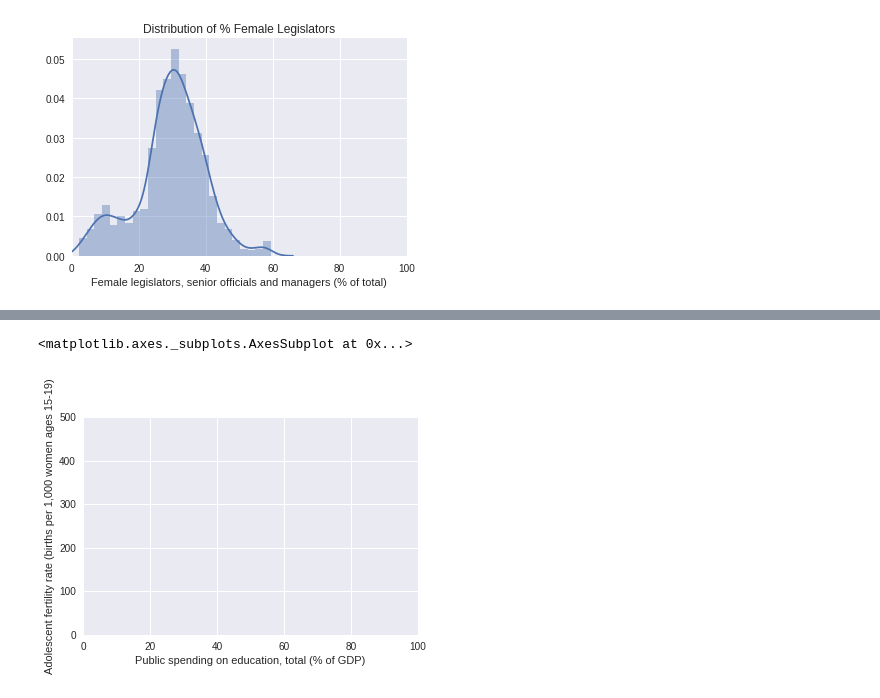
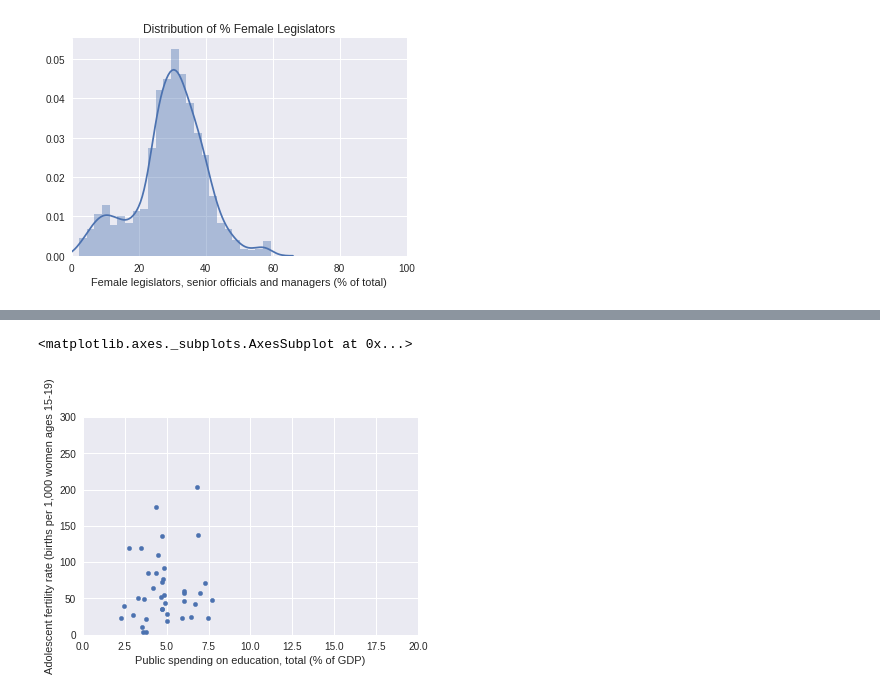
Before and after one commit to circushaase/Capstone-1_WorldBank_GenderData, a Jupyter notebook: Data_story.ipynb, the cells around one changed output, grey strips where cells are left out. Cells and saved outputs as stored; diff of their text form; code cells hidden in the pictures.

```diff
--- a/Data_story.ipynb
+++ b/Data_story.ipynb
@@ -9,4 +9,5 @@ df = pd.read_csv('~/Documents/Repository/Capstone-1_WorldBank_GenderData/wrangle
 # %% [output]
 Populating the interactive namespace from numpy and matplotlib
 # %%
-df2015 = df[df.year == 2015]
+df2014 = df[df.year == 2014]
+df2014.head()
@@ -34,8 +70,8 @@ df2015.plot(x= 'Country.Name', y='Number of maternal deaths', kind = 'bar', figs
 # %%
 #scatter plot to look at Public education spending vs Teen pregnancy rates
-df2015.plot( x='Public spending on education, total (% of GDP)', y= 'Adolescent fertility rate (births per 1,000 women ages 15-19)', kind = 'scatter', xlim = (0,100), ylim= (0, 500))
+df2014.plot( x='Public spending on education, total (% of GDP)', y= 'Adolescent fertility rate (births per 1,000 women ages 15-19)', kind = 'scatter', xlim = (0,20), ylim= (0, 300))
 # %% [output]
 <matplotlib.axes._subplots.AxesSubplot at 0x...>
-[figure, old version]
+[figure, new version]
 # %%
 #attempt to filter df to just columns 'year' and 'Female completion of Bachelors degree' to look at how this has changed over time
```
Also changed, not shown: parts of 7 cells of this notebook, 2 other files.
